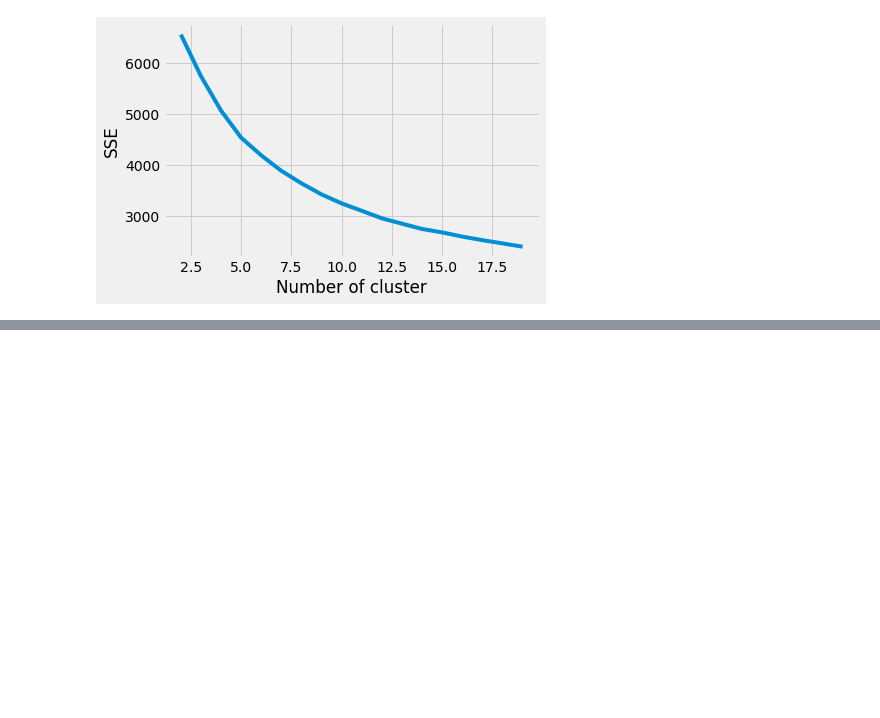
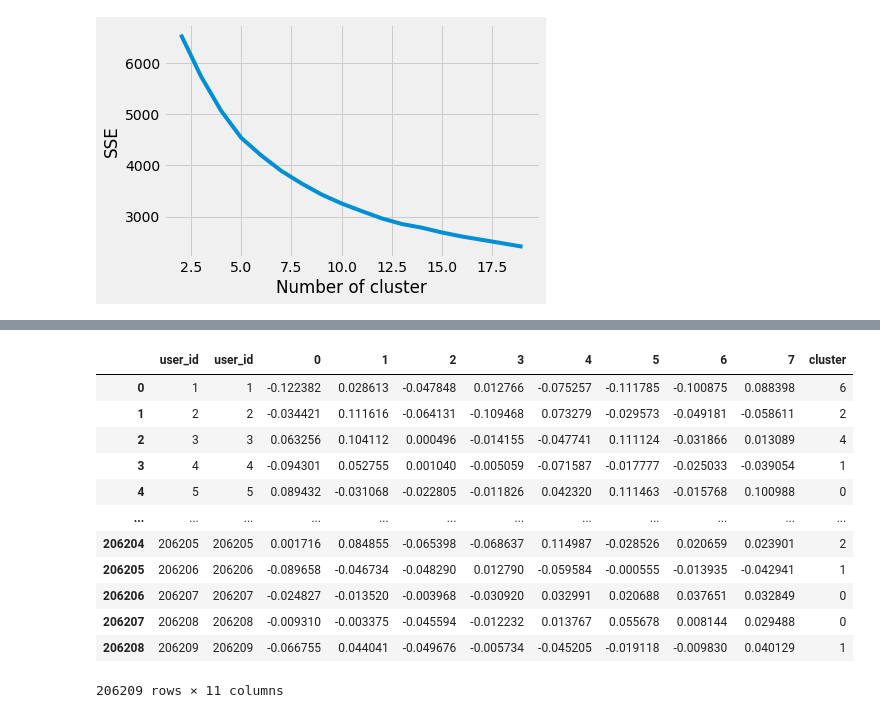
Before and after one commit to lmo272/instacart, a Jupyter notebook: Clustering/Cluster.ipynb, the cells around one changed output, grey strips where cells are left out. Drawn from its saved outputs; the diff is of its cells as text; code cells hidden in the pictures; blank space fills up the shorter version.

```diff
--- a/Clustering/Cluster.ipynb
+++ b/Clustering/Cluster.ipynb
@@ -178,5 +185,10 @@ plt.ylabel("SSE")
 plt.show()
 # %% [output]
 [figure]
+# %%
+aisle_share_pivot = aisle_share_pivot.fillna(0)
 # %%
-cluster_df = pd.concat([PCA_components[range(d)],pd.Series(labels[13].rename('cluster')], axis=1)
+#concatting cluster onto
+cluster_df = pd.concat([PCA_components[range(d)],pd.Series(labels[d]).rename('cluster')], axis = 1)
+
+cluster_df = pd.concat([pd.Series(aisle_share_pivot.index),cluster_df],axis = 1)
@@ -184,0 +211,16 @@ SyntaxError: closing parenthesis ']' does not match opening parenthesis '(' (<ip
+# %%
+cluster_df
+# %% [output]
+|  | user_id | user_id | 0 | 1 | 2 | 3 | 4 | 5 | 6 | 7 | cluster |
+| 0 | 1 | 1 | -0.122382 | 0.028613 | -0.047848 | 0.012766 | -0.075257 | -0.111785 | -0.100875 | 0.088398 | 6 |
+| 1 | 2 | 2 | -0.034421 | 0.111616 | -0.064131 | -0.109468 | 0.073279 | -0.029573 | -0.049181 | -0.058611 | 2 |
+| 2 | 3 | 3 | 0.063256 | 0.104112 | 0.000496 | -0.014155 | -0.047741 | 0.111124 | -0.031866 | 0.013089 | 4 |
+| 3 | 4 | 4 | -0.094301 | 0.052755 | 0.001040 | -0.005059 | -0.071587 | -0.017777 | -0.025033 | -0.039054 | 1 |
+| 4 | 5 | 5 | 0.089432 | -0.031068 | -0.022805 | -0.011826 | 0.042320 | 0.111463 | -0.015768 | 0.100988 | 0 |
+| ... | ... | ... | ... | ... | ... | ... | ... | ... | ... | ... | ... |
+| 206204 | 206205 | 206205 | 0.001716 | 0.084855 | -0.065398 | -0.068637 | 0.114987 | -0.028526 | 0.020659 | 0.023901 | 2 |
+| 206205 | 206206 | 206206 | -0.089658 | -0.046734 | -0.048290 | 0.012790 | -0.059584 | -0.000555 | -0.013935 | -0.042941 | 1 |
+| 206206 | 206207 | 206207 | -0.024827 | -0.013520 | -0.003968 | -0.030920 | 0.032991 | 0.020688 | 0.037651 | 0.032849 | 0 |
+| 206207 | 206208 | 206208 | -0.009310 | -0.003375 | -0.045594 | -0.012232 | 0.013767 | 0.055678 | 0.008144 | 0.029488 | 0 |
+| 206208 | 206209 | 206209 | -0.066755 | 0.044041 | -0.049676 | -0.005734 | -0.045205 | -0.019118 | -0.009830 | 0.040129 | 1 |
+206209 rows × 11 columns
```
Also changed, not shown: parts of 19 cells of this notebook.
